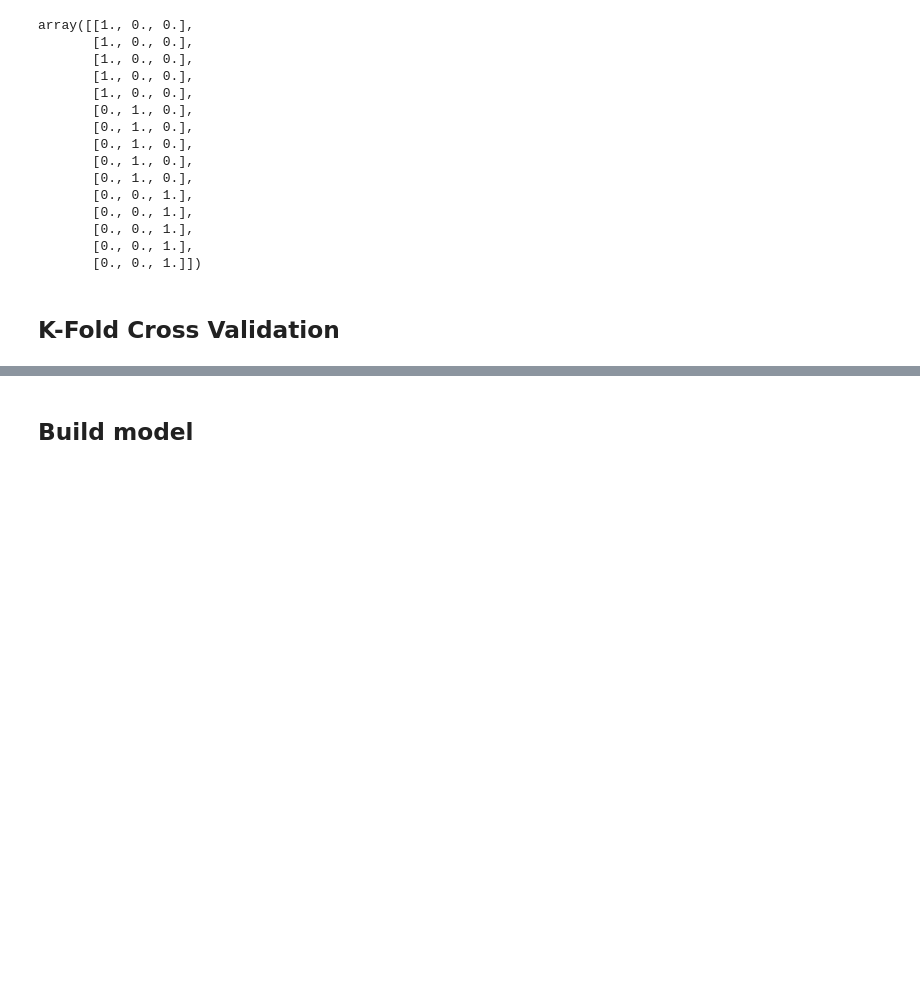
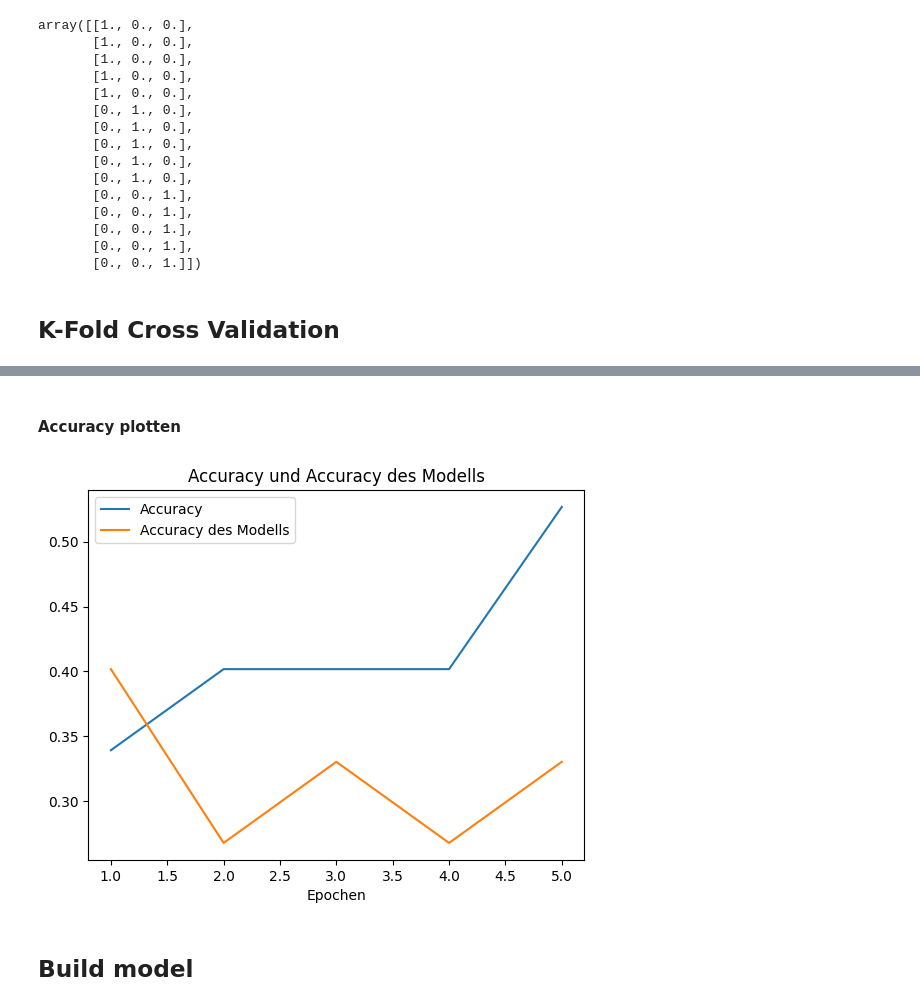
Before and after one commit to D0dizzle/Machine-and-Deep-Learning, a Jupyter notebook: CNN_kleineTiere.ipynb, the cells around one changed output, grey strips where cells are left out. Saved outputs shown, nothing was run; the diff lists cells and outputs as text; code cells hidden in the pictures; blank space fills up the shorter version.

```diff
--- a/CNN_kleineTiere.ipynb
+++ b/CNN_kleineTiere.ipynb
@@ -232,3 +302,14 @@ Epoch 2/2
+# %% [markdown]
+#### Accuracy plotten
+# %%
+plt.plot(range(1, epoch+1), avg_accuracy)
+plt.plot(range(1, epoch+1), avg_eval_accuracy)
+plt.title('Accuracy und Accuracy des Modells')
+plt.xlabel('Epochen')
+plt.gca().legend(('Accuracy', 'Accuracy des Modells'))
+plt.show()
+# %% [output]
+[figure, added]
 # %% [markdown]
 ## Build model
 # %%
```
Also changed, not shown: parts of 4 cells of this notebook.
